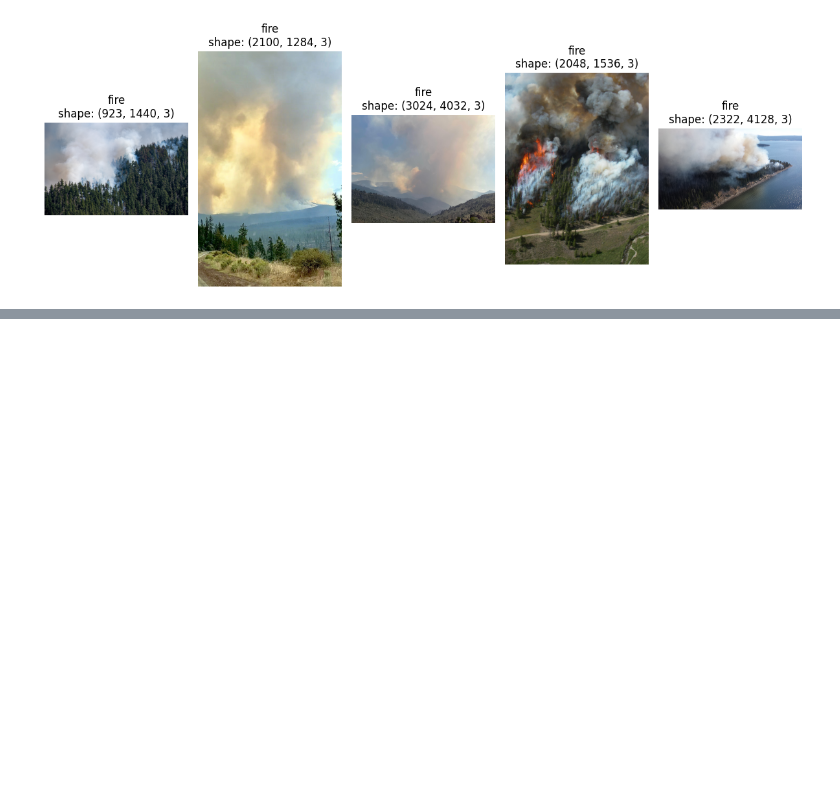
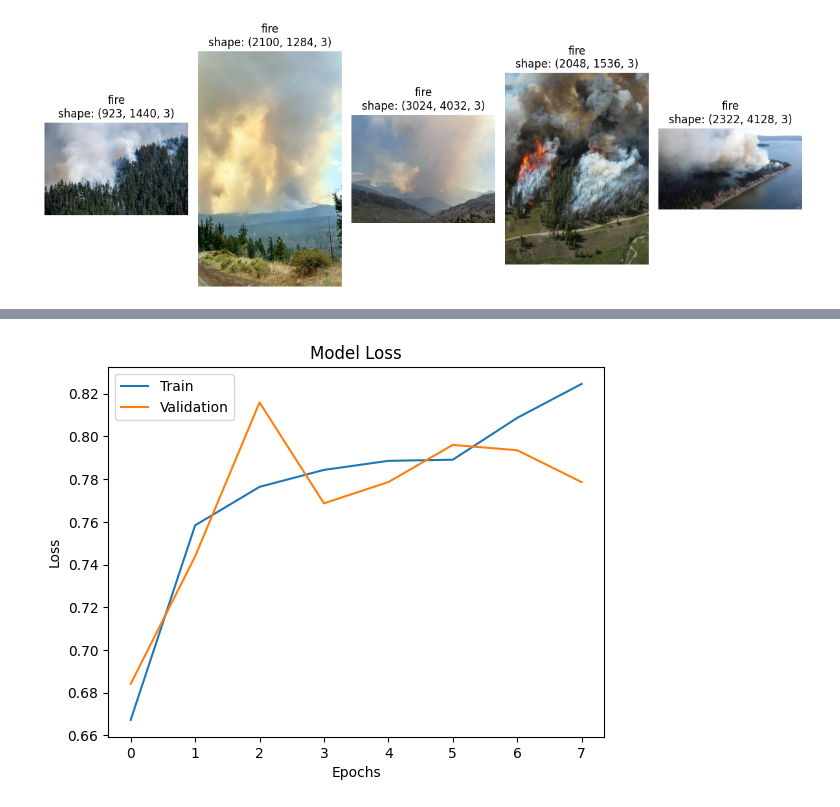
Before and after one commit to srinivasansrinithi/Forest_Fire_Detection_using_DeepLearning, a Jupyter notebook: ForestFire_Detection_using__DL.ipynb, the cells around one changed output, grey strips where cells are left out. Saved outputs shown, nothing was run; the diff lists cells and outputs as text; code cells hidden in the pictures; blank space fills up the shorter version.

```diff
--- a/ForestFire_Detection_using__DL.ipynb
+++ b/ForestFire_Detection_using__DL.ipynb
@@ -99,0 +168,5 @@ plt.show()
+# %%
+model.compile(optimizer='adam',
+              loss='binary_crossentropy',
+              metrics=['accuracy'])
+model.summary()
@@ -99,0 +195,12 @@ plt.show()
+# %%
+#Model training
+from tensorflow.keras.callbacks import EarlyStopping
+
+early_stopping = EarlyStopping(monitor='val_loss', patience=5, restore_best_weights=True)
+
+history = model.fit(
+    train_generator,
+    epochs=50,
+    validation_data=val_generator,
+    callbacks=[early_stopping]
+)
@@ -99,0 +226,11 @@ plt.show()
+# %%
+#Evaluating the model - plotting training and validation acc
+plt.plot(history.history['accuracy'])
+plt.plot(history.history['val_accuracy'])
+plt.title('Model Loss')
+plt.ylabel('Loss')
+plt.xlabel('Epochs')
+plt.legend(['Train','Validation'], loc='upper left')
+plt.show()
+# %% [output]
+[figure, added]
```
Also changed, not shown: parts of 12 cells of this notebook.
